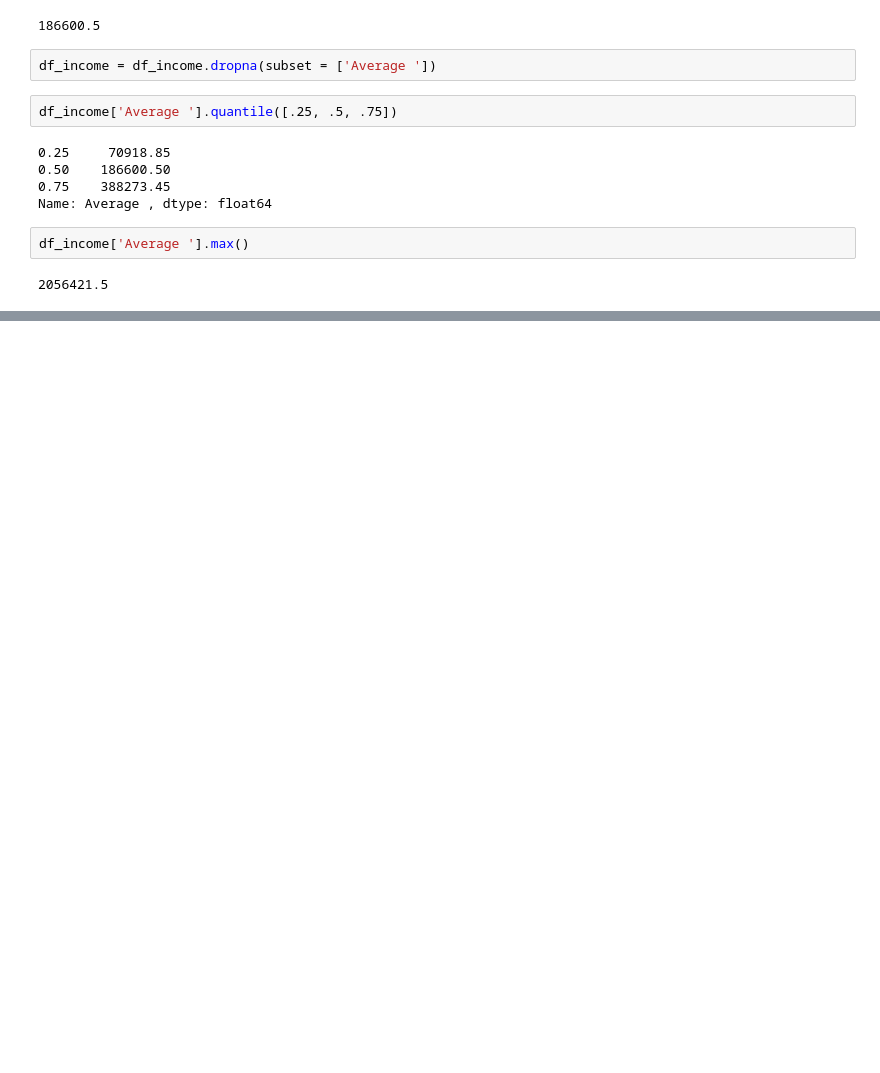
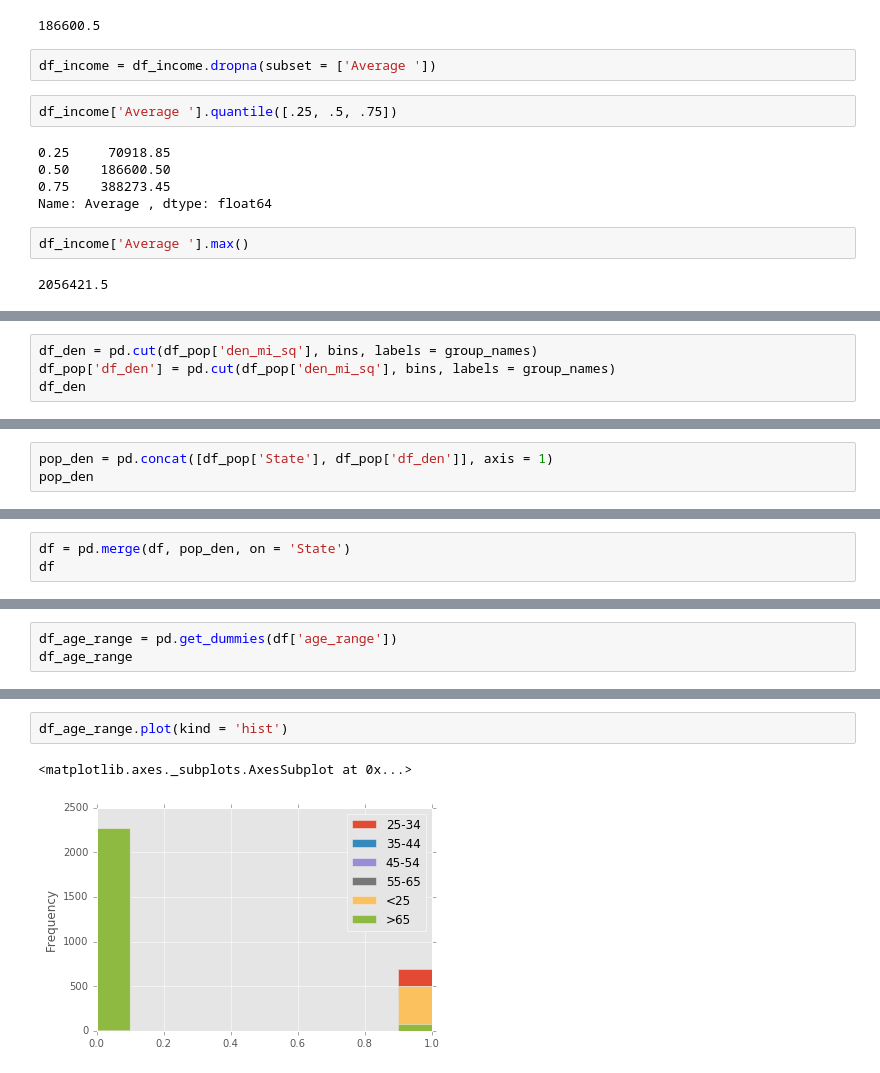
Before and after one commit to elmeauxyo/DS-SF-25, a Jupyter notebook: final-project/3/FPpolicefatalities.ipynb, the cells around one changed output, grey strips where cells are left out. Cells and saved outputs as stored; diff of their text form; blank space fills up the shorter version.

```diff
--- a/final-project/3/FPpolicefatalities.ipynb
+++ b/final-project/3/FPpolicefatalities.ipynb
@@ -358,0 +394,4 @@ ys
+# %%
+df_den = pd.cut(df_pop['den_mi_sq'], bins, labels = group_names)
+df_pop['df_den'] = pd.cut(df_pop['den_mi_sq'], bins, labels = group_names)
+df_den
@@ -358,0 +412,3 @@ ys
+# %%
+pop_den = pd.concat([df_pop['State'], df_pop['df_den']], axis = 1)
+pop_den
@@ -358,0 +429,3 @@ ys
+# %%
+df = pd.merge(df, pop_den, on = 'State')
+df
@@ -358,0 +531,3 @@ ys
+# %%
+df_age_range = pd.get_dummies(df['age_range'])
+df_age_range
@@ -358,0 +599,5 @@ ys
+# %%
+df_age_range.plot(kind = 'hist')
+# %% [output]
+<matplotlib.axes._subplots.AxesSubplot at 0x...>
+[figure, added]
```
Also changed, not shown: parts of 64 cells of this notebook.
